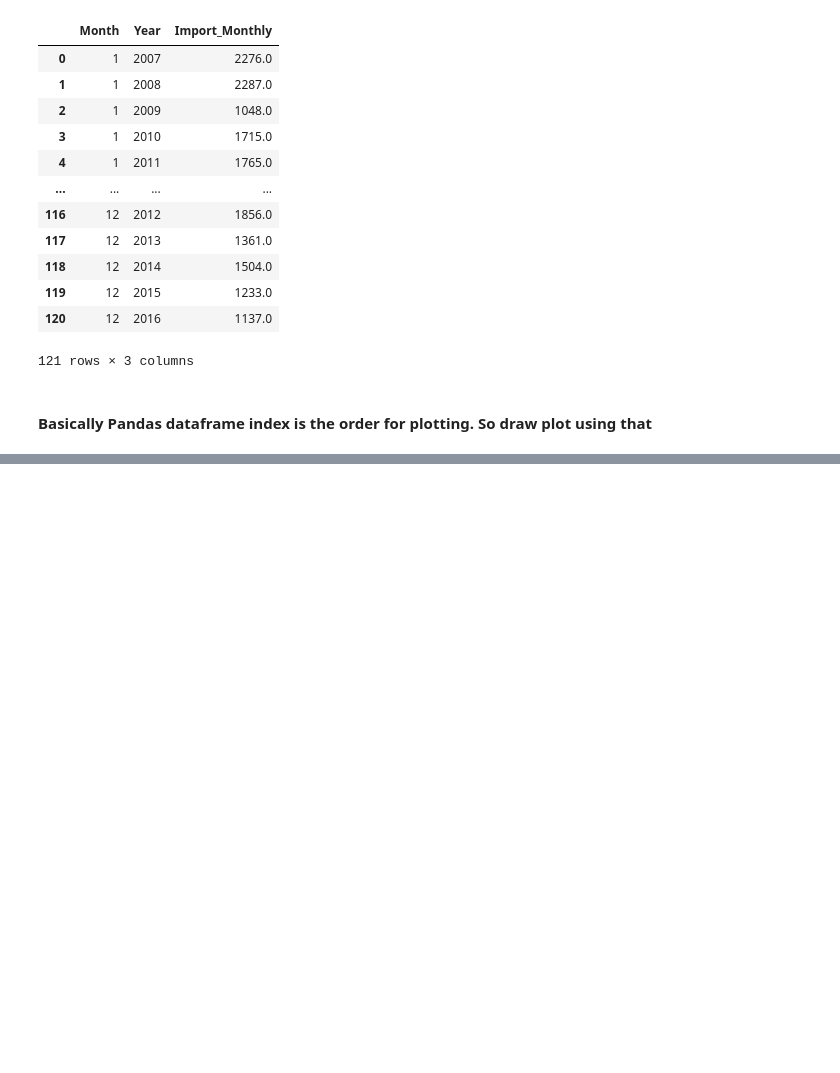
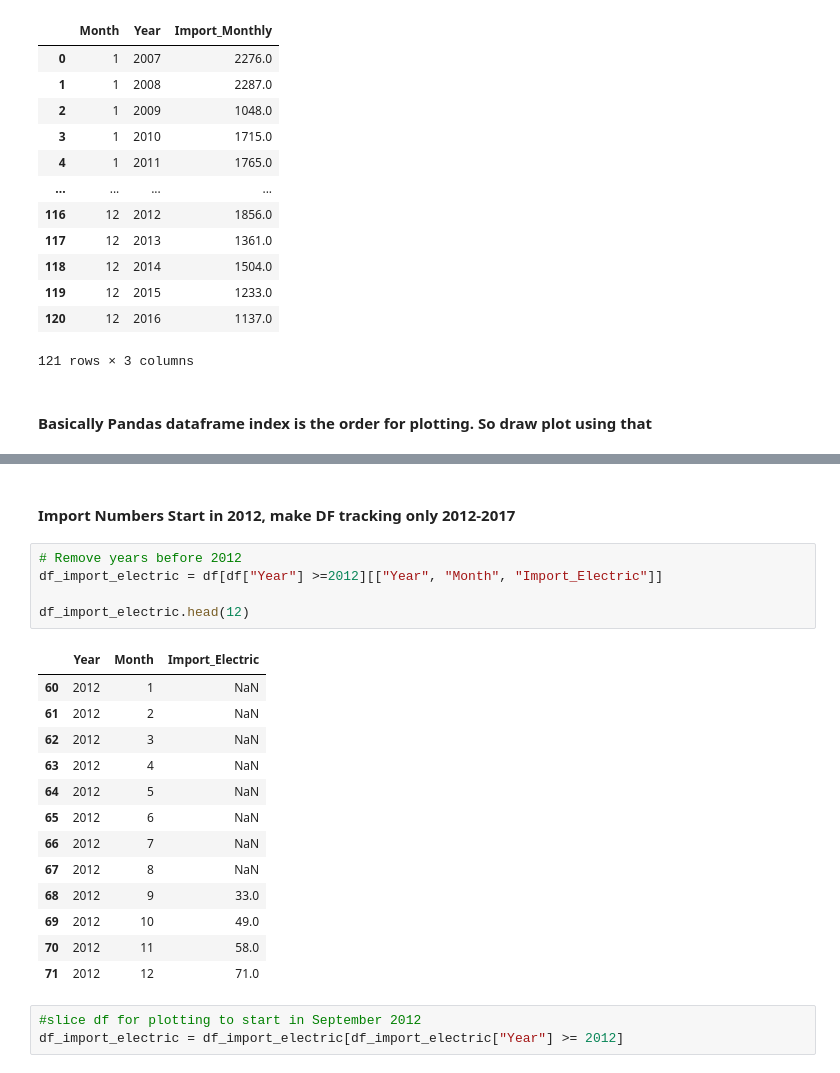
Before and after one commit to SusannaR11/AI_Engineering_OPA24_Susanna_Rokka, a Jupyter notebook: exercises/0_case_car_sales_norway.ipynb, the cells around one changed output, grey strips where cells are left out. Cells and saved outputs as stored; diff of their text form; blank space fills up the shorter version.

```diff
--- a/exercises/0_case_car_sales_norway.ipynb
+++ b/exercises/0_case_car_sales_norway.ipynb
@@ -321,0 +374,24 @@ plt.show()
+# %% [markdown]
+#### Import Numbers Start in 2012, make DF tracking only 2012-2017
+# %%
+# Remove years before 2012
+df_import_electric = df[df["Year"] >=2012][["Year", "Month", "Import_Electric"]]
+
+df_import_electric.head(12)
+# %% [output]
+|  | Year | Month | Import_Electric |
+| 60 | 2012 | 1 | NaN |
+| 61 | 2012 | 2 | NaN |
+| 62 | 2012 | 3 | NaN |
+| 63 | 2012 | 4 | NaN |
+| 64 | 2012 | 5 | NaN |
+| 65 | 2012 | 6 | NaN |
+| 66 | 2012 | 7 | NaN |
+| 67 | 2012 | 8 | NaN |
+| 68 | 2012 | 9 | 33.0 |
+| 69 | 2012 | 10 | 49.0 |
+| 70 | 2012 | 11 | 58.0 |
+| 71 | 2012 | 12 | 71.0 |
+# %%
+#slice df for plotting to start in September 2012
+df_import_electric = df_import_electric[df_import_electric["Year"] >= 2012]
```
Also changed, not shown: parts of 13 cells of this notebook, 5 other files.
